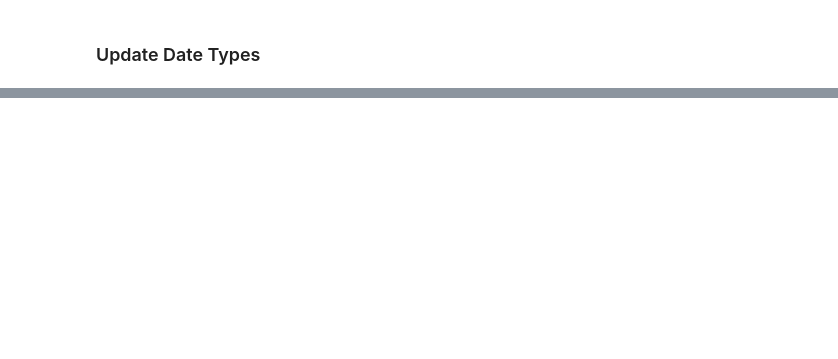
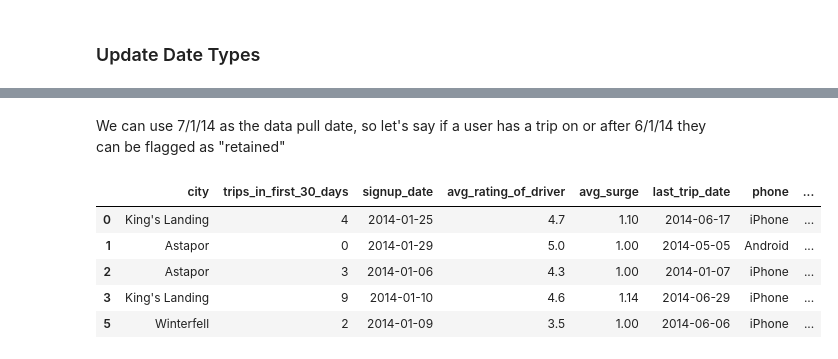
Before and after one commit to BrettlyCD/da_challenge, a Jupyter notebook: notebooks/3_predictive_modeling.ipynb, the cells around one changed output, grey strips where cells are left out. Cells and saved outputs as stored; diff of their text form; code cells hidden in the pictures; blank space fills up the shorter version.

```diff
--- a/notebooks/3_predictive_modeling.ipynb
+++ b/notebooks/3_predictive_modeling.ipynb
@@ -244,16 +256,17 @@ mask1 = (rider_df.surge_pct>0) & (rider_df.avg_surge==1)
 rider_df = rider_df[~mask1] #only save values that aren't in mask
 # %%
-#drop avg_surg >= 5
+#drop avg_surg > 2
 
 #create mask
-mask2 = rider_df.avg_surge>=5
+mask2 = rider_df.avg_surge>2
 
+#drop
 rider_df = rider_df[~mask2]
 # %%
-#drop avg_dist >= 60
+#drop avg_dist >= 30
 
 #create mask
-mask3 = rider_df.avg_dist>=60
+mask3 = rider_df.avg_dist>=30
 
 rider_df = rider_df[~mask3]
 # %%
@@ -265,0 +301,5 @@ rider_df.shape
+# %%
+#convert using to_datetime as part of pandas
+rider_df['signup_date'] = pd.to_datetime(rider_df['signup_date'])
+
+rider_df['last_trip_date'] = pd.to_datetime(rider_df['last_trip_date'])
@@ -265,0 +337,15 @@ rider_df.shape
+# %% [markdown]
+We can use 7/1/14 as the data pull date, so let's say if a user has a trip on or after 6/1/14 they can be flagged as "retained"
+# %%
+#create new column "trip_in_last_30_days" using np.where function
+
+rider_df['trip_in_last_30_days'] = np.where(rider_df.last_trip_date>='2014-06-01', 1, 0) #return a 1 if they've had a trip since June 1, 2014 - else return 0
+# %%
+rider_df.head()
+# %% [output]
+|  | city | trips_in_first_30_days | signup_date | avg_rating_of_driver | avg_surge | last_trip_date | phone | ... |
+| 0 | King's Landing | 4 | 2014-01-25 | 4.7 | 1.10 | 2014-06-17 | iPhone | ... |
+| 1 | Astapor | 0 | 2014-01-29 | 5.0 | 1.00 | 2014-05-05 | Android | ... |
+| 2 | Astapor | 3 | 2014-01-06 | 4.3 | 1.00 | 2014-01-07 | iPhone | ... |
+| 3 | King's Landing | 9 | 2014-01-10 | 4.6 | 1.14 | 2014-06-29 | iPhone | ... |
+| 5 | Winterfell | 2 | 2014-01-09 | 3.5 | 1.00 | 2014-06-06 | iPhone | ... |
```
Also changed, not shown: parts of 17 cells of this notebook.
